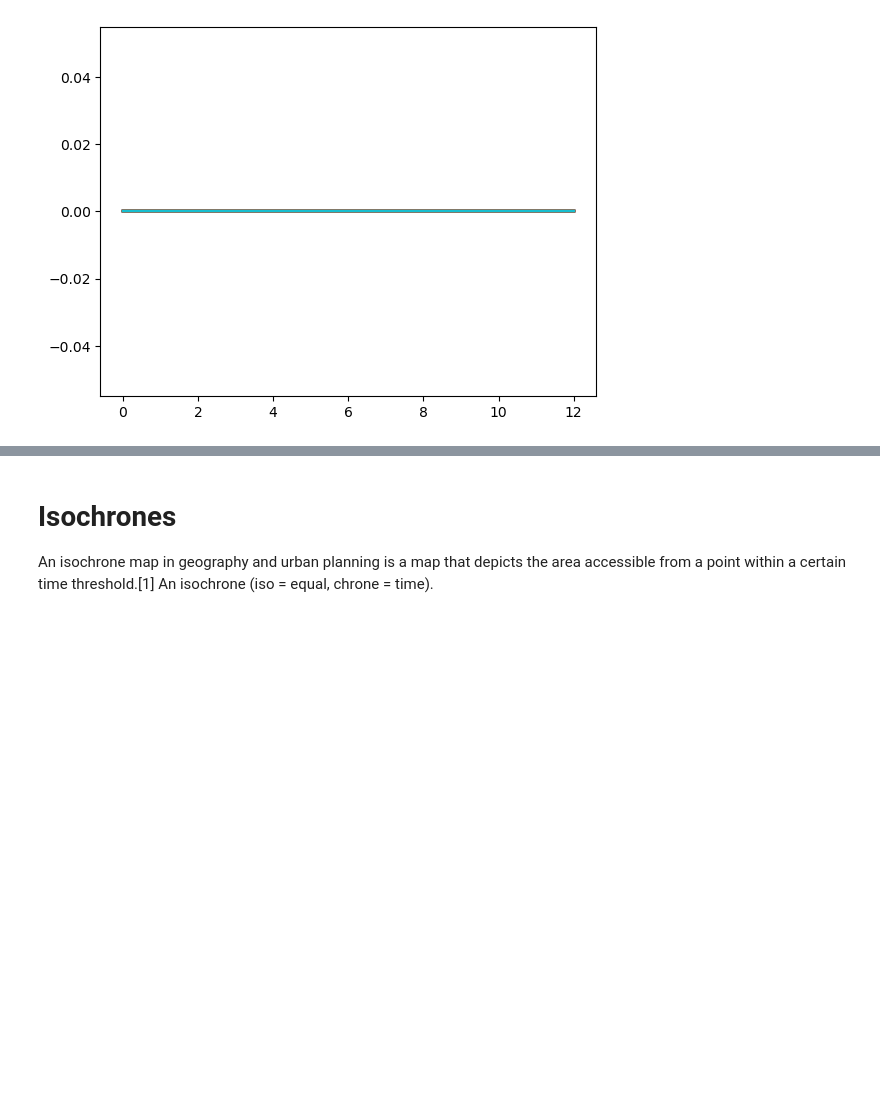
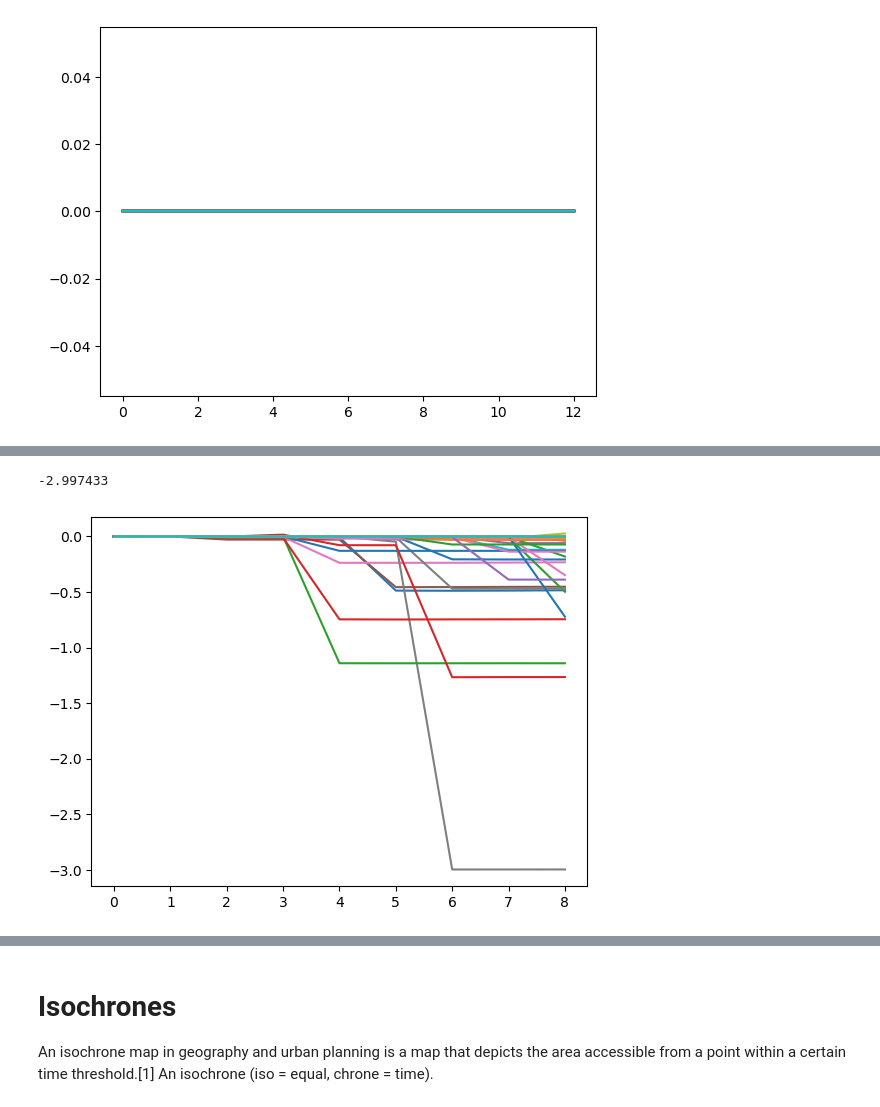
Before and after one commit to OceanParcels/Backtracking_Abyssal_Nanoplastics, a Jupyter notebook: notebooks/test_23334.ipynb, the cells around one changed output, grey strips where cells are left out. Cells and saved outputs as stored; diff of their text form; code cells hidden in the pictures; blank space fills up the shorter version.

```diff
--- a/notebooks/test_23334.ipynb
+++ b/notebooks/test_23334.ipynb
@@ -185,2 +206,11 @@ for i in range(100):
+# %%
+test['w_k'][:,:8].values.min()
+# %% [output]
+-2.997433
+# %%
+for i in range(100):
+    plt.plot(test['w_k'][i,:])
+# %% [output]
+[figure, added]
 # %%
 for i in range(1000):
```
Also changed, not shown: parts of 10 cells of this notebook, 2 other files.
